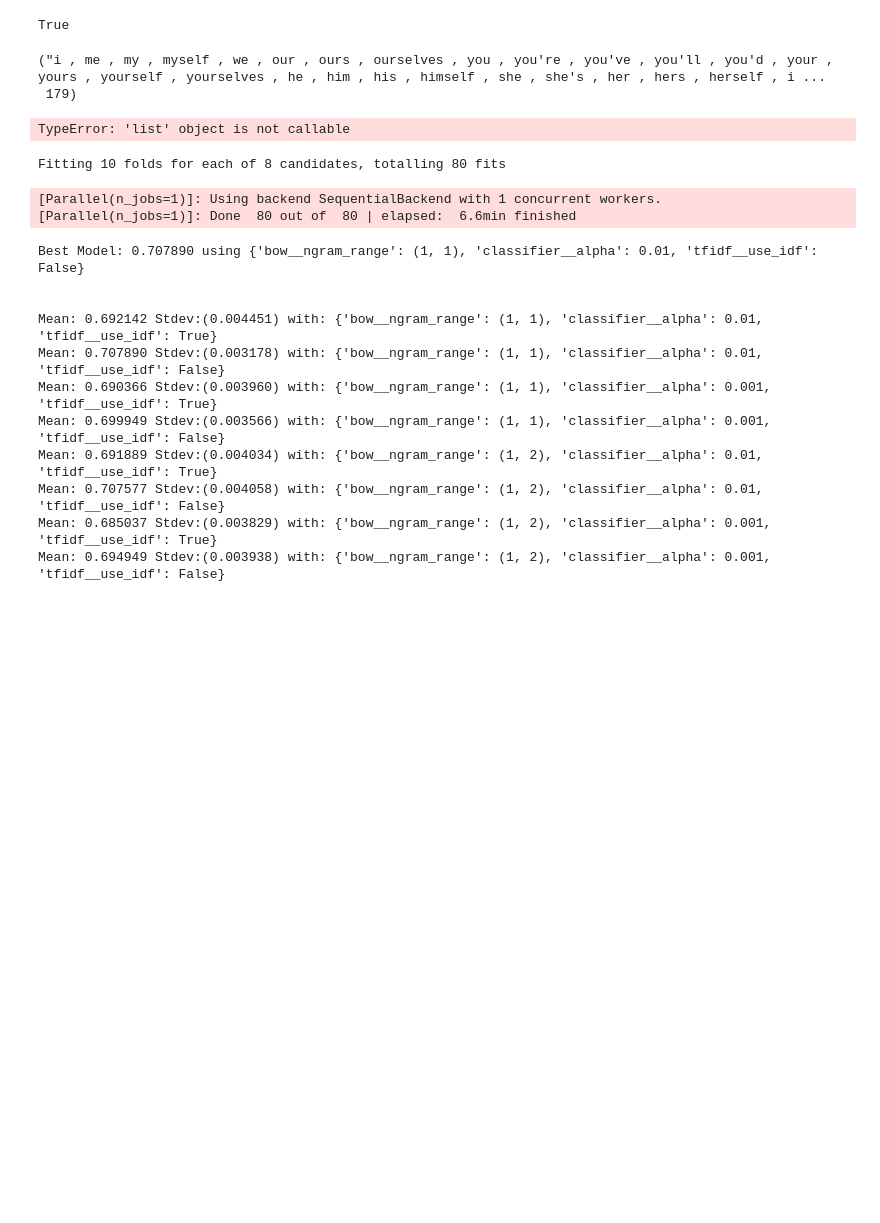
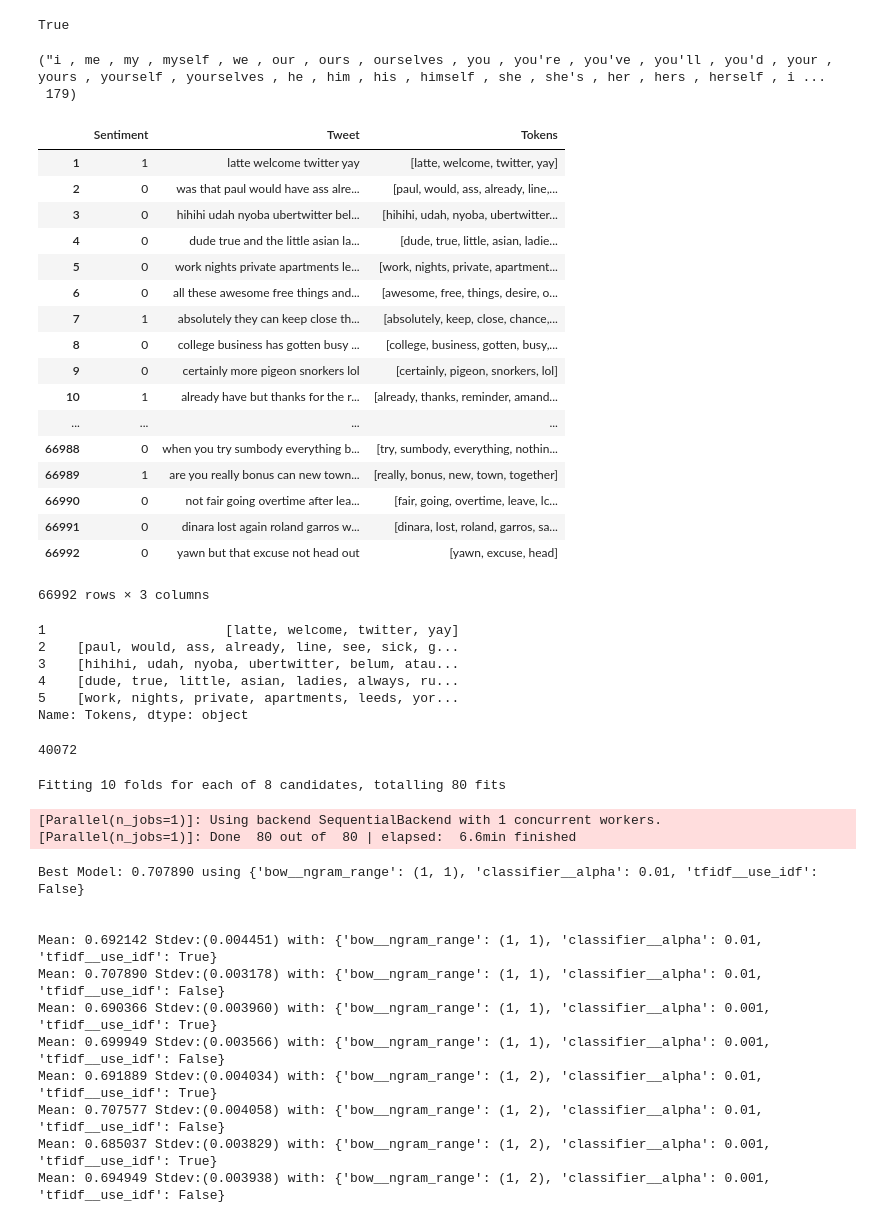
Before and after one commit to VaaibhaviSingh/SentimentAnalyzer, a Jupyter notebook: GenericSentimentAnalyzer.ipynb, the cells around one changed output. Drawn from its saved outputs; the diff is of its cells as text; code cells hidden in the pictures; blank space fills up the shorter version.

```diff
--- a/GenericSentimentAnalyzer.ipynb
+++ b/GenericSentimentAnalyzer.ipynb
@@ -323,6 +323,8 @@ stop_words = stopwords.words('english') # Show some stop words
 ("i , me , my , myself , we , our , ours , ourselves , you , you're , you've , you'll , you'd , your , yours , yourself , yourselves , he , him , his , himself , she , she's , her , hers , herself , i ...
  179)
 # %%
+from string import punctuation
+import string
 # tokenize helper function
 def text_process(raw_text):
     """
@@ -332,7 +334,7 @@ def text_process(raw_text):
     3. Returns a list of the cleaned text
     """
     # Check characters to see if they are in punctuation
-    nopunc = [char for char in list(raw_text) if char not in string.punctuation]
+    nopunc = [char for char in raw_text if char not in string.punctuation]
 
     # Join the characters again to form the string.
     nopunc = ''.join(nopunc)
@@ -340,11 +342,37 @@ def text_process(raw_text):
     # Now just remove any stopwords
     return [word for word in nopunc.lower().split() if word.lower() not in stopwords.words('english')]
 # %%
-data_train['Tokens'] = np.nan
+# data_train['Tokens'] = data_train['Tweet'].apply(processTweet)
 data_train['Tokens'] = data_train['Tweet'].apply(text_process)
 # data_test['Tweet'] = data_test['Tweet'].apply(processTweet)
 
 # data_train['tokens'] = data_train['Tweet'].apply(text_process)
-data_train.head()
+data_train
 # %% [output]
+|  | Sentiment | Tweet | Tokens |
+| 1 | 1 | latte welcome twitter yay | [latte, welcome, twitter, yay] |
+| 2 | 0 | was that paul would have ass alre... | [paul, would, ass, already, line,... |
+| 3 | 0 | hihihi udah nyoba ubertwitter bel... | [hihihi, udah, nyoba, ubertwitter... |
+| 4 | 0 | dude true and the little asian la... | [dude, true, little, asian, ladie... |
+| 5 | 0 | work nights private apartments le... | [work, nights, private, apartment... |
+| 6 | 0 | all these awesome free things and... | [awesome, free, things, desire, o... |
+| 7 | 1 | absolutely they can keep close th... | [absolutely, keep, close, chance,... |
+| 8 | 0 | college business has gotten busy ... | [college, business, gotten, busy,... |
+| 9 | 0 | certainly more pigeon snorkers lol | [certainly, pigeon, snorkers, lol] |
+| 10 | 1 | already have but thanks for the r... | [already, thanks, reminder, amand... |
+| ... | ... | ... | ... |
+| 66988 | 0 | when you try sumbody everything b... | [try, sumbody, everything, nothin... |
+| 66989 | 1 | are you really bonus can new town... | [really, bonus, new, town, together] |
+| 66990 | 0 | not fair going overtime after lea... | [fair, going, overtime, leave, lc... |
+| 66991 | 0 | dinara lost again roland garros w... | [dinara, lost, roland, garros, sa... |
+| 66992 | 0 | yawn but that excuse not head out | [yawn, excuse, head] |
-TypeError: 'list' object is not callable
+66992 rows × 3 columns
+# %%
+data_train['Tokens'].head()
+# %% [output]
+1                       [latte, welcome, twitter, yay]
+2    [paul, would, ass, already, line, see, sick, g...
+3    [hihihi, udah, nyoba, ubertwitter, belum, atau...
+4    [dude, true, little, asian, ladies, always, ru...
+5    [work, nights, private, apartments, leeds, yor...
+Name: Tokens, dtype: object
@@ -351,3 +387,11 @@ TypeError: 'list' object is not callable
+# %%
+from sklearn.feature_extraction.text import CountVectorizer
+# vetorize the pre-processed words
+bow_transformer = CountVectorizer(analyzer=text_process).fit(data_train['Tweet'])
+# print total number of vocab words
+print(len(bow_transformer.vocabulary_))
+# %% [output]
+40072
 # %%
 from sklearn.pipeline import Pipeline
 from sklearn.model_selection import GridSearchCV
```
Also changed, not shown: parts of 3 cells of this notebook, 1 other file.
